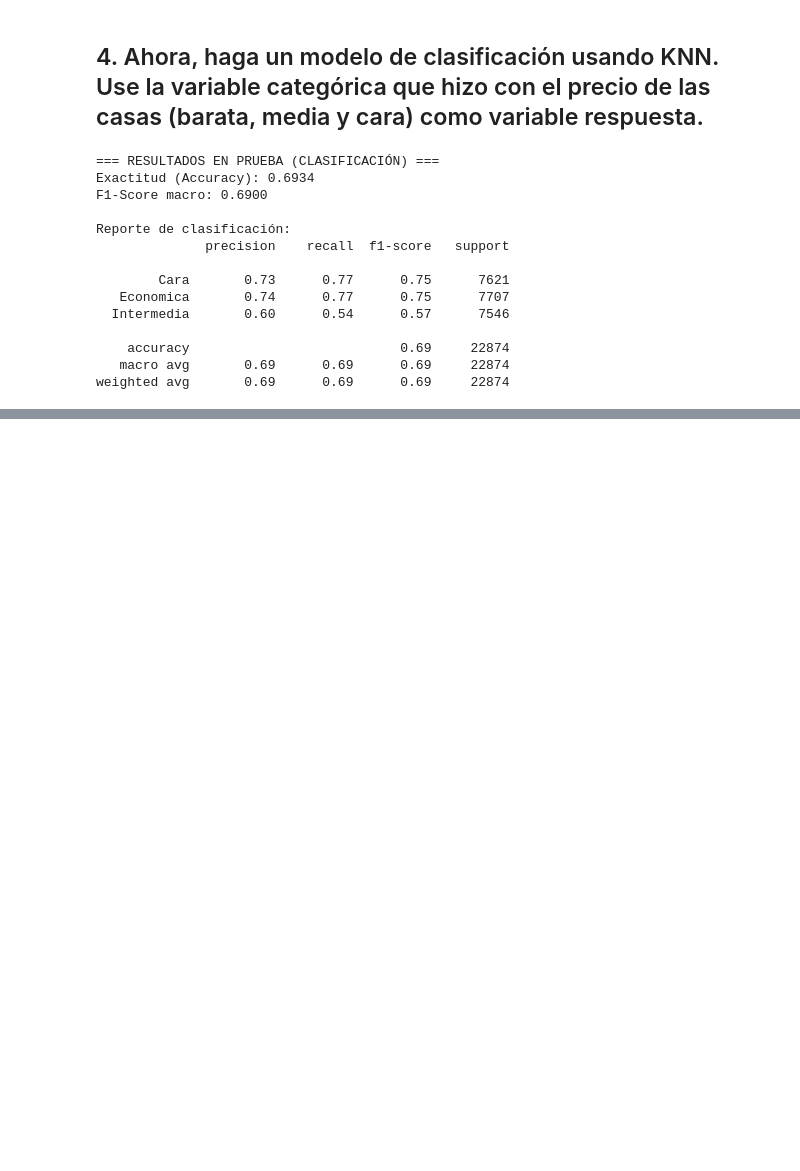
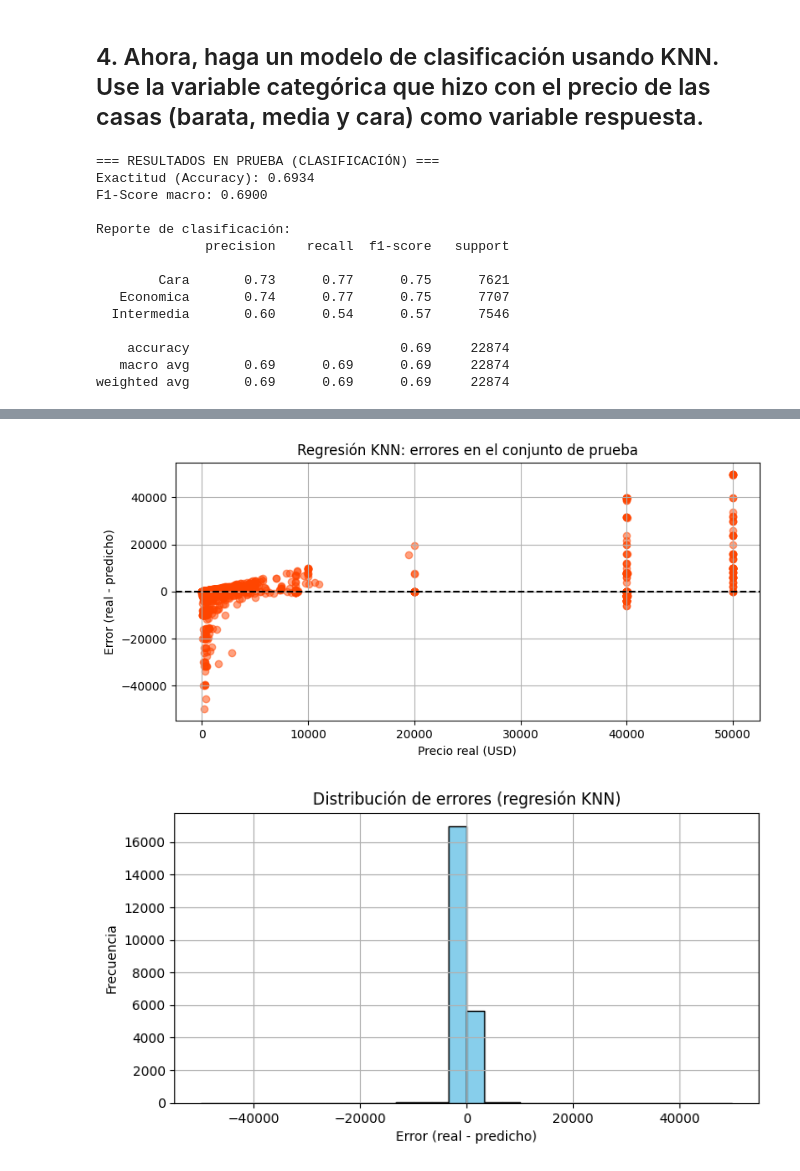
Before and after one commit to Vann06/Mineria_Datos, a Jupyter notebook: KNN.ipynb, the cells around one changed output, grey strips where cells are left out. Saved outputs shown, nothing was run; the diff lists cells and outputs as text; code cells hidden in the pictures; blank space fills up the shorter version.

```diff
--- a/KNN.ipynb
+++ b/KNN.ipynb
@@ -294,0 +298,24 @@ weighted avg       0.69      0.69      0.69     22874
+# %%
+# 5.b) Análisis simple de errores (residuos) del modelo de REGRESIÓN
+
+residuos = Y_test - predicciones_test
+
+plt.figure(figsize=(9, 4))
+plt.scatter(Y_test, residuos, alpha=0.5, color="orangered")
+plt.axhline(y=0, color="black", linestyle="--")
+plt.xlabel("Precio real (USD)")
+plt.ylabel("Error (real - predicho)")
+plt.title("Regresión KNN: errores en el conjunto de prueba")
+plt.grid(True)
+plt.show()
+
+plt.figure(figsize=(8, 4))
+plt.hist(residuos, bins=30, edgecolor="black", color="skyblue")
+plt.xlabel("Error (real - predicho)")
+plt.ylabel("Frecuencia")
+plt.title("Distribución de errores (regresión KNN)")
+plt.grid(True)
+plt.show()
+# %% [output]
+[figure, added]
+[figure, added]
```
Also changed, not shown: parts of 4 cells of this notebook.
